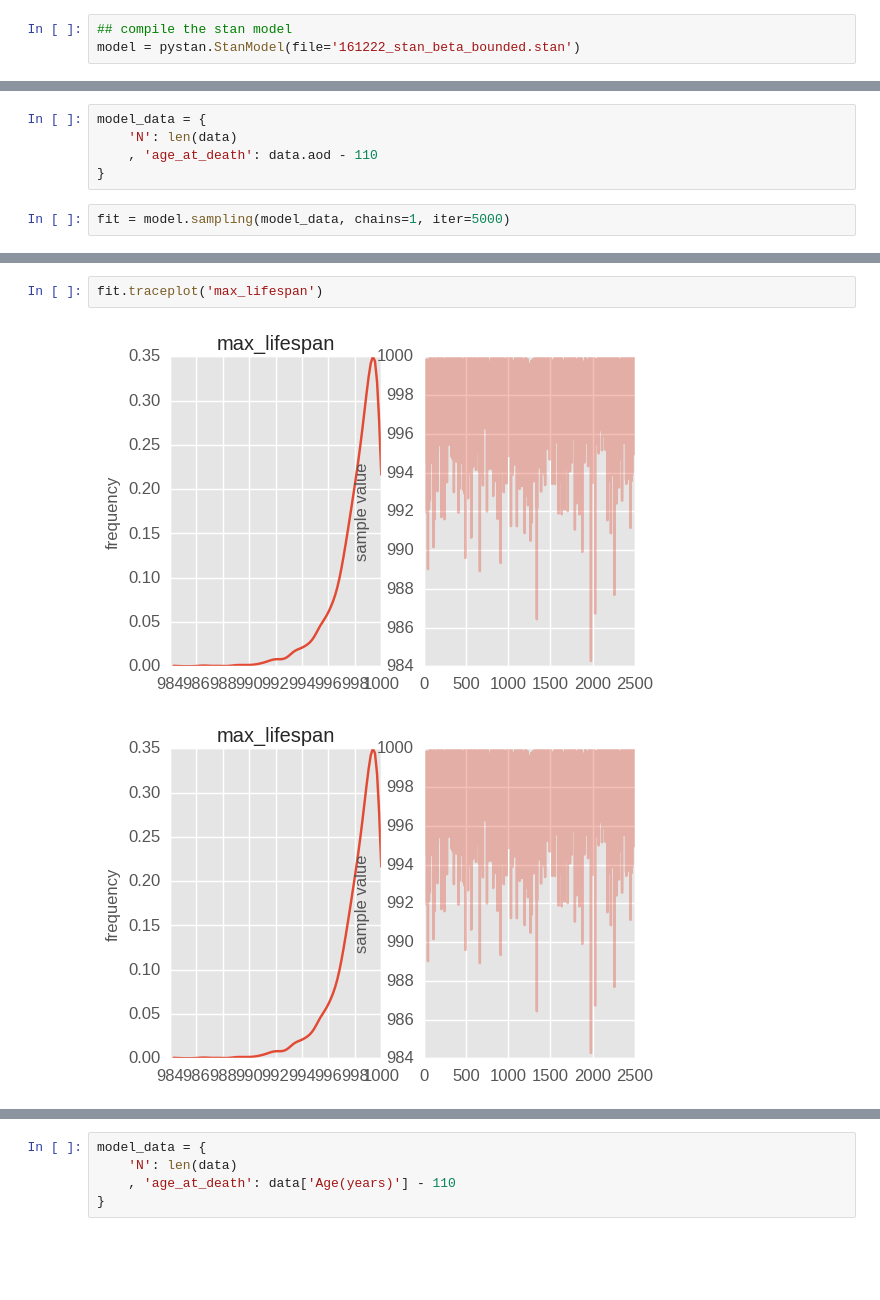
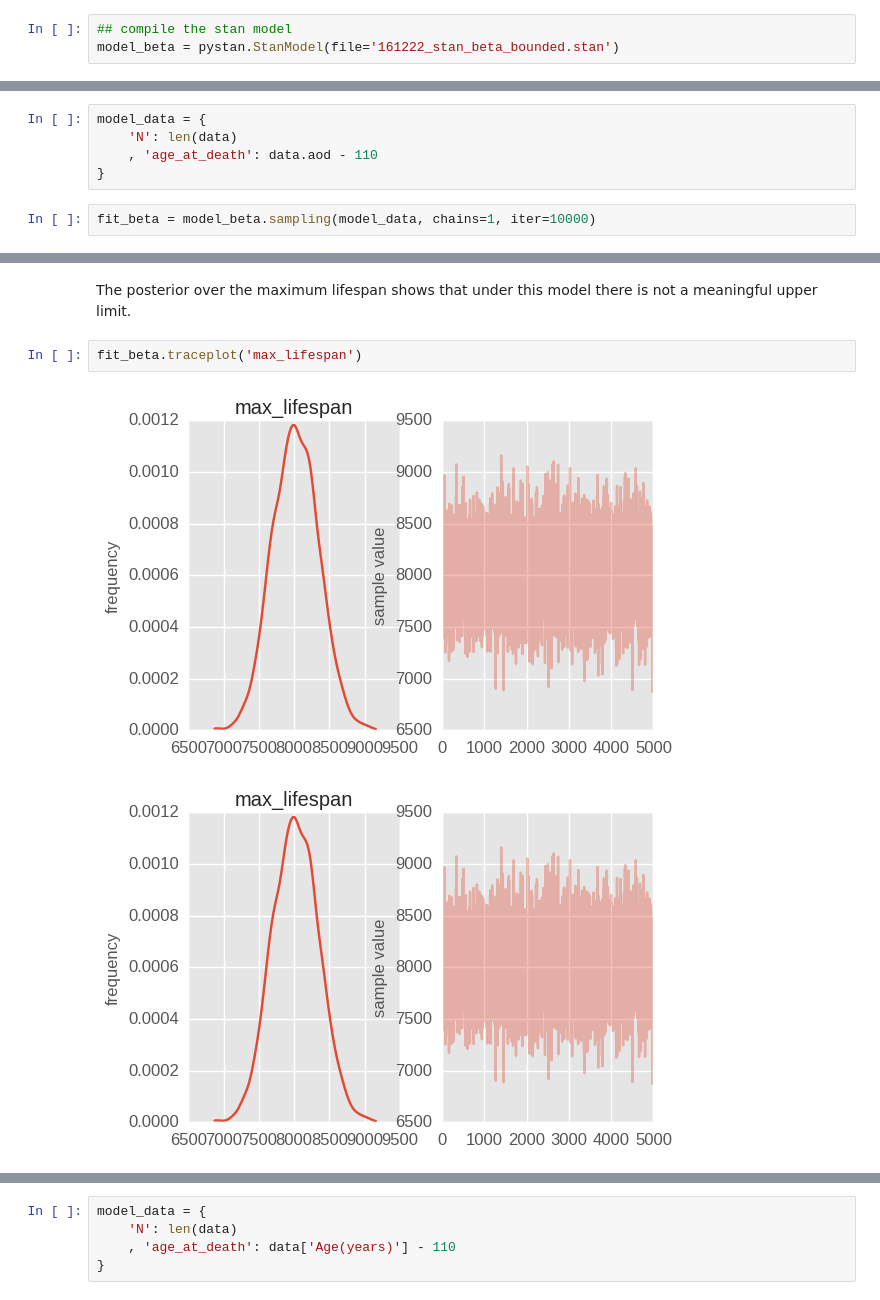
Before and after one commit to tbepler/maximum-longevity, a Jupyter notebook: notebook/161222_bayesian_model.ipynb, the cells around one changed output, grey strips where cells are left out. Drawn from its saved outputs; the diff is of its cells as text; blank space fills up the shorter version.

```diff
--- a/notebook/161222_bayesian_model.ipynb
+++ b/notebook/161222_bayesian_model.ipynb
@@ -169,5 +114,5 @@ model{
 Overwriting 161222_stan_beta_bounded.stan
 # %%
 ## compile the stan model
-model = pystan.StanModel(file='161222_stan_beta_bounded.stan')
+model_beta = pystan.StanModel(file='161222_stan_beta_bounded.stan')
 # %% [output]
@@ -178,4 +123,4 @@ model_data = {
     , 'age_at_death': data.aod - 110
 }
 # %%
-fit = model.sampling(model_data, chains=1, iter=5000)
+fit_beta = model_beta.sampling(model_data, chains=1, iter=10000)
@@ -202,6 +141,8 @@ convergence, Rhat=1).
+# %% [markdown]
+The posterior over the maximum lifespan shows that under this model there is not a meaningful upper limit.
 # %%
-fit.traceplot('max_lifespan')
+fit_beta.traceplot('max_lifespan')
 # %% [output]
-[figure, old version]
+[figure, new version]
-[figure, old version]
+[figure, new version]
 # %%
```
Also changed, not shown: parts of 40 cells of this notebook, 3 other files.
